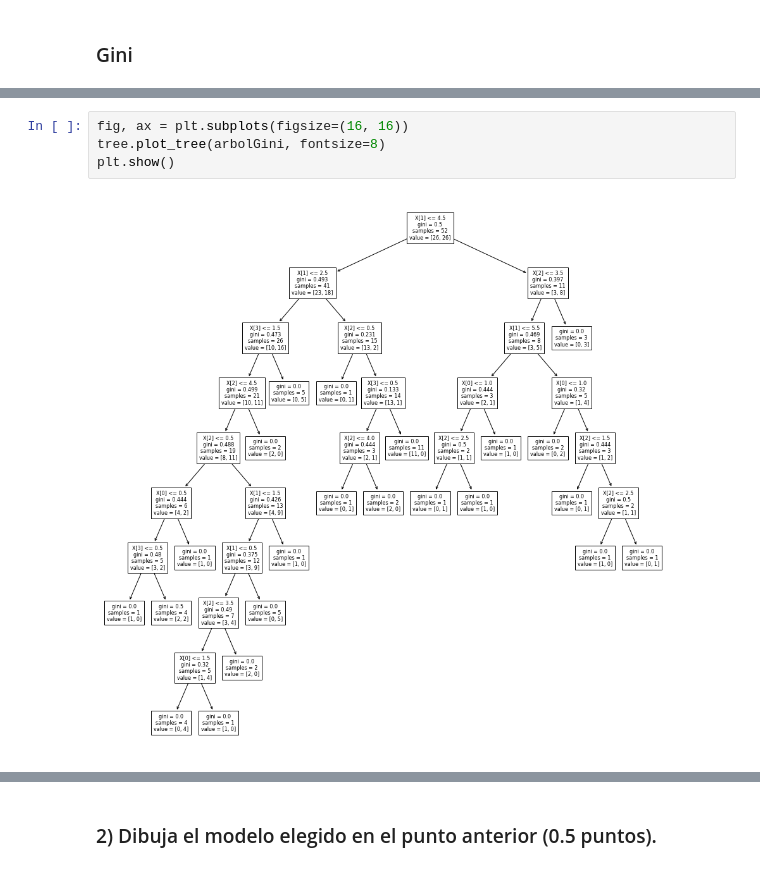
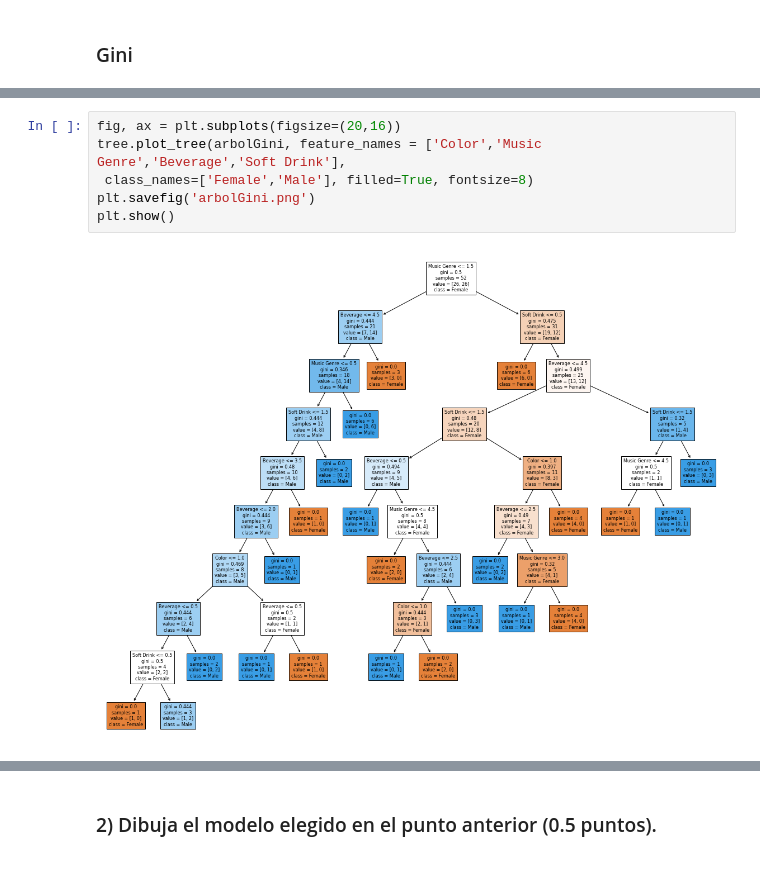
Before and after one commit to Jotivirix/Datamining_UFV, a Jupyter notebook: Lab3/entregable2/LAB03_GRUPO01_ENTR02_V2.ipynb, the cells around one changed output, grey strips where cells are left out. Cells and saved outputs as stored; diff of their text form.

```diff
--- a/Lab3/entregable2/LAB03_GRUPO01_ENTR02_V2.ipynb
+++ b/Lab3/entregable2/LAB03_GRUPO01_ENTR02_V2.ipynb
@@ -157,6 +201,8 @@ El acierto del conjunto de validación es del 21.4%
 # %%
-fig, ax = plt.subplots(figsize=(16, 16))
-tree.plot_tree(arbolGini, fontsize=8)
+fig, ax = plt.subplots(figsize=(20,16))
+tree.plot_tree(arbolGini, feature_names = ['Color','Music Genre','Beverage','Soft Drink'],
+ class_names=['Female','Male'], filled=True, fontsize=8)
+plt.savefig('arbolGini.png')
 plt.show()
 # %% [output]
-[figure, old version]
+[figure, new version]
```
Also changed, not shown: parts of 19 cells of this notebook, 6 other files.
